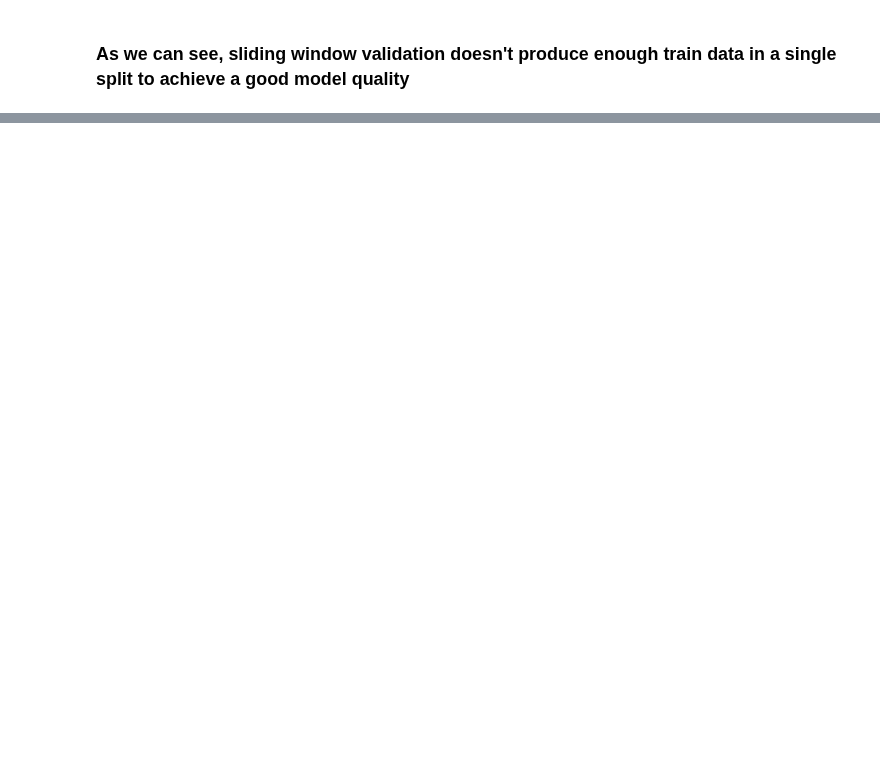
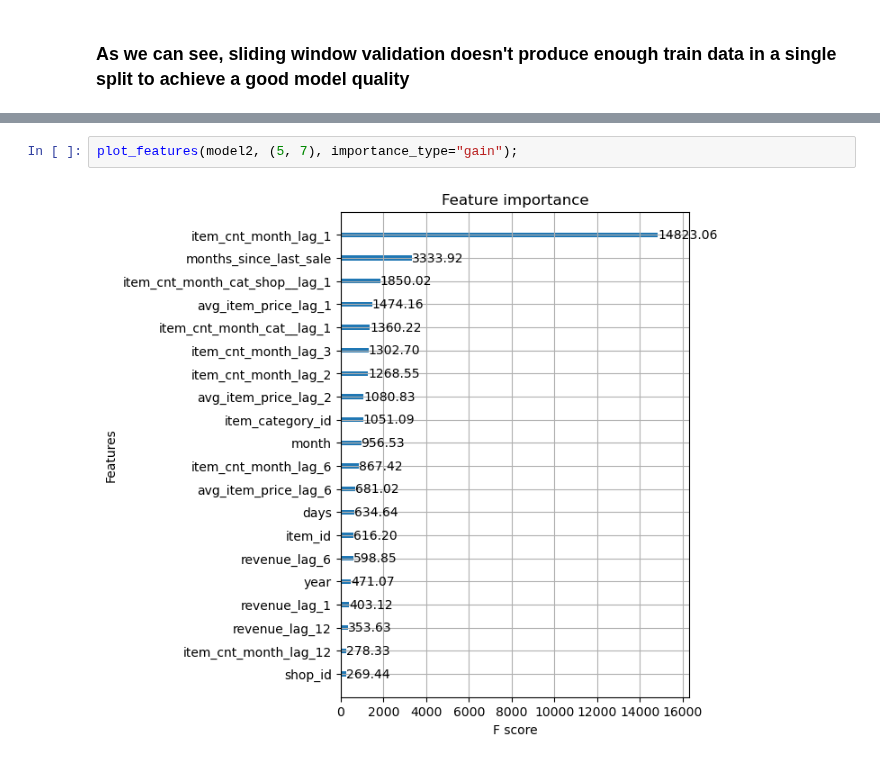
Before and after one commit to Alexennk/ml-ds-practice, a Jupyter notebook: notebooks/validate_notebook.ipynb, the cells around one changed output, grey strips where cells are left out. Saved outputs shown, nothing was run; the diff lists cells and outputs as text; blank space fills up the shorter version.

```diff
--- a/notebooks/validate_notebook.ipynb
+++ b/notebooks/validate_notebook.ipynb
@@ -373,0 +444,4 @@ RMSE: 2.14
+# %%
+plot_features(model2, (5, 7), importance_type="gain");
+# %% [output]
+[figure, added]
```
Also changed, not shown: parts of 37 cells of this notebook.
